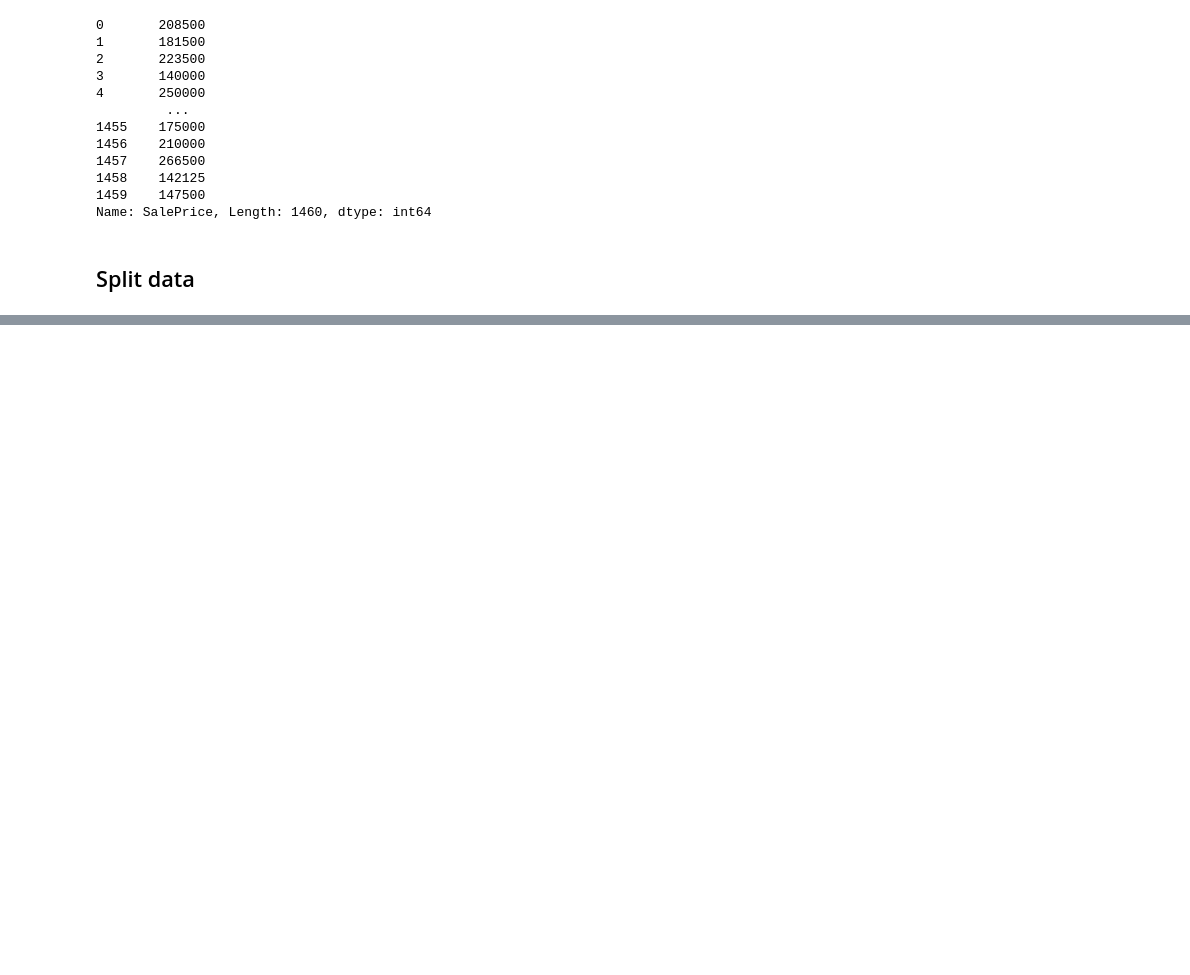
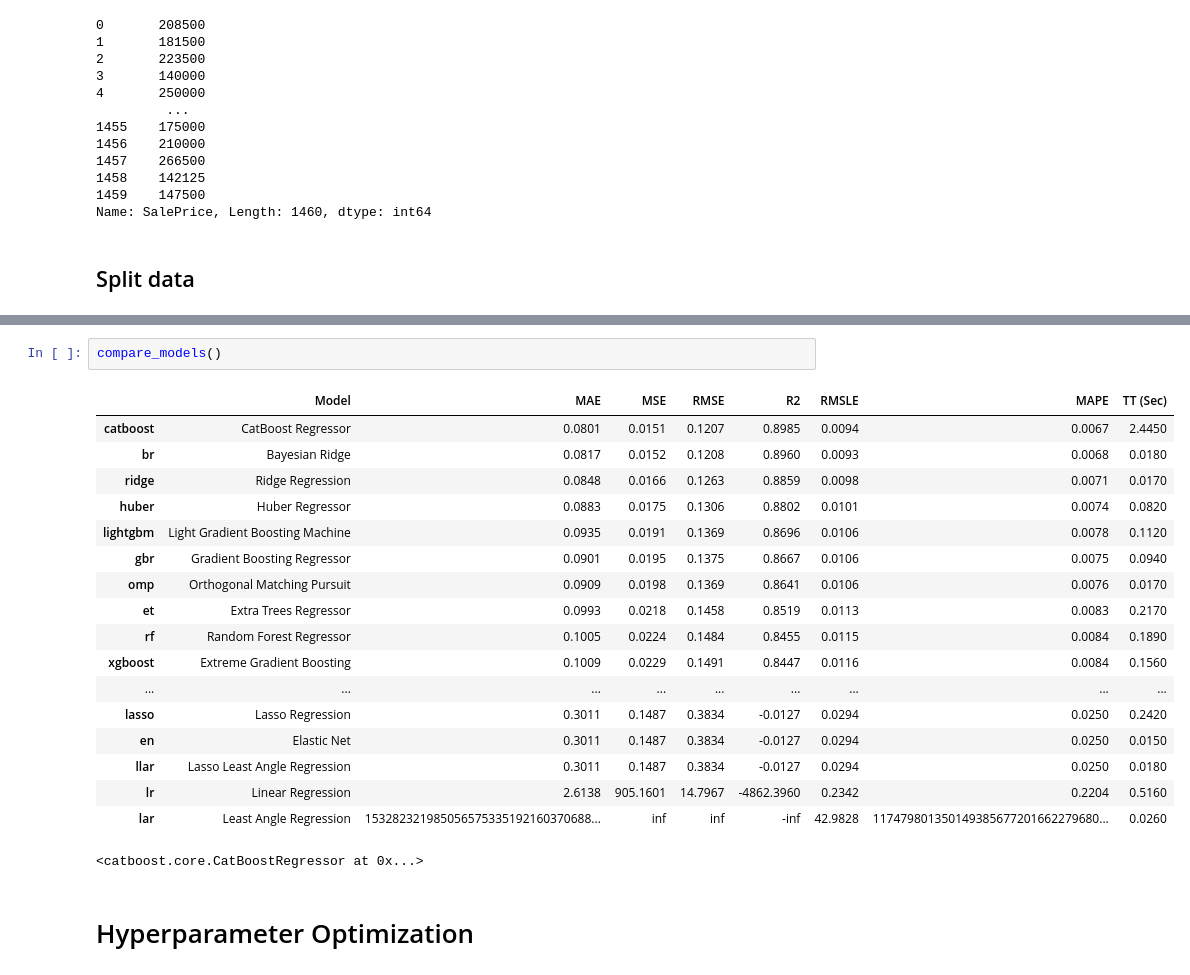
Before and after one commit to LinyiGuo96/Boston_House_Prices, a Jupyter notebook: Repeat_top_10.ipynb, the cells around one changed output, grey strips where cells are left out. Drawn from its saved outputs; the diff is of its cells as text; blank space fills up the shorter version.

```diff
--- a/Repeat_top_10.ipynb
+++ b/Repeat_top_10.ipynb
@@ -353,0 +410,23 @@ train_final = data8.loc[:train0]
+# %%
+compare_models()
+# %% [output]
+|  | Model | MAE | MSE | RMSE | R2 | RMSLE | MAPE | TT (Sec) |
+| catboost | CatBoost Regressor | 0.0801 | 0.0151 | 0.1207 | 0.8985 | 0.0094 | 0.0067 | 2.4450 |
+| br | Bayesian Ridge | 0.0817 | 0.0152 | 0.1208 | 0.8960 | 0.0093 | 0.0068 | 0.0180 |
+| ridge | Ridge Regression | 0.0848 | 0.0166 | 0.1263 | 0.8859 | 0.0098 | 0.0071 | 0.0170 |
+| huber | Huber Regressor | 0.0883 | 0.0175 | 0.1306 | 0.8802 | 0.0101 | 0.0074 | 0.0820 |
+| lightgbm | Light Gradient Boosting Machine | 0.0935 | 0.0191 | 0.1369 | 0.8696 | 0.0106 | 0.0078 | 0.1120 |
+| gbr | Gradient Boosting Regressor | 0.0901 | 0.0195 | 0.1375 | 0.8667 | 0.0106 | 0.0075 | 0.0940 |
+| omp | Orthogonal Matching Pursuit | 0.0909 | 0.0198 | 0.1369 | 0.8641 | 0.0106 | 0.0076 | 0.0170 |
+| et | Extra Trees Regressor | 0.0993 | 0.0218 | 0.1458 | 0.8519 | 0.0113 | 0.0083 | 0.2170 |
+| rf | Random Forest Regressor | 0.1005 | 0.0224 | 0.1484 | 0.8455 | 0.0115 | 0.0084 | 0.1890 |
+| xgboost | Extreme Gradient Boosting | 0.1009 | 0.0229 | 0.1491 | 0.8447 | 0.0116 | 0.0084 | 0.1560 |
+| ... | ... | ... | ... | ... | ... | ... | ... | ... |
+| lasso | Lasso Regression | 0.3011 | 0.1487 | 0.3834 | -0.0127 | 0.0294 | 0.0250 | 0.2420 |
+| en | Elastic Net | 0.3011 | 0.1487 | 0.3834 | -0.0127 | 0.0294 | 0.0250 | 0.0150 |
+| llar | Lasso Least Angle Regression | 0.3011 | 0.1487 | 0.3834 | -0.0127 | 0.0294 | 0.0250 | 0.0180 |
+| lr | Linear Regression | 2.6138 | 905.1601 | 14.7967 | -4862.3960 | 0.2342 | 0.2204 | 0.5160 |
+| lar | Least Angle Regression | 153282321985056575335192160370688... | inf | inf | -inf | 42.9828 | 117479801350149385677201662279680... | 0.0260 |
+<catboost.core.CatBoostRegressor at 0x...>
+# %% [markdown]
+# Hyperparameter Optimization
```
Also changed, not shown: parts of 19 cells of this notebook, 5 other files.
